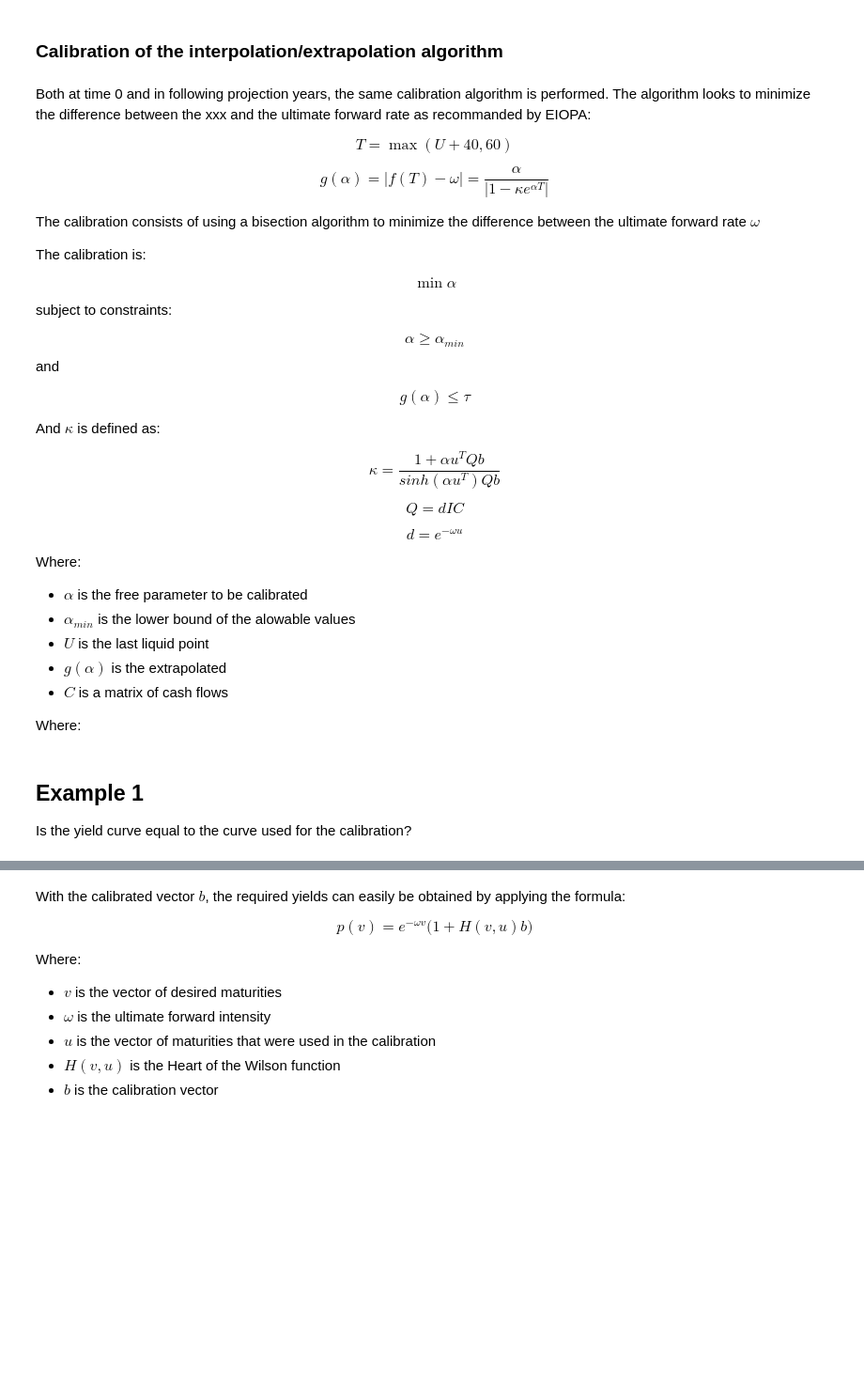
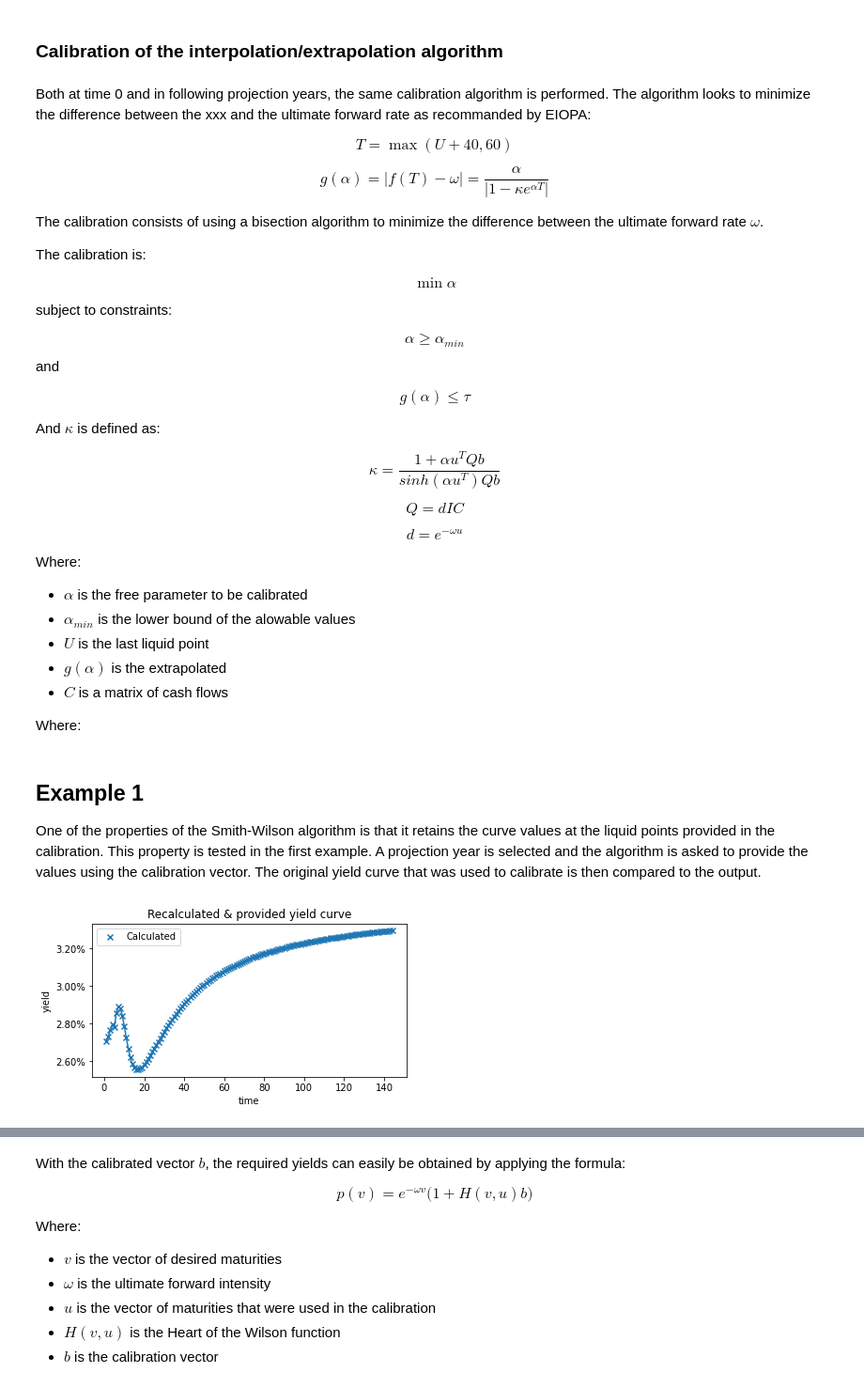
Before and after one commit to open-source-modelling/Open_Source_Economic_Model, a Jupyter notebook: Projection of the risk free curve and recalibration inside OSEM.ipynb, the cells around one changed output, grey strips where cells are left out. Shown at 94% size. Drawn from its saved outputs; the diff is of its cells as text; code cells hidden in the pictures; blank space fills up the shorter version.

Commit message:
Added an example + Graphs

```diff
--- a/Projection of the risk free curve and recalibration inside OSEM.ipynb
+++ b/Projection of the risk free curve and recalibration inside OSEM.ipynb
@@ -133,7 +133,7 @@ $$
 g(\alpha) = |f(T) - \omega| = \frac{\alpha}{|1-\kappa e^{\alpha T}|}
 $$
 
-The calibration consists of using a bisection algorithm to minimize the difference between the ultimate forward rate $\omega$
+The calibration consists of using a bisection algorithm to minimize the difference between the ultimate forward rate $\omega$.
 
 The calibration is:
 
@@ -183,20 +183,24 @@ curves.CalibrateProjected(n_years, 0.05, 0.5, 1000)
 # %% [markdown]
 ## Example 1
 
-Is the yield curve equal to the curve used for the calibration?
+One of the properties of the Smith-Wilson algorithm is that it retains the curve values at the liquid points provided in the calibration. This property is tested in the first example. A projection year is selected and the algorithm is asked to provide the values using the calibration vector. The original yield curve that was used to calibrate is then compared to the output.
 # %%
-#r_obs_est = curves.SWExtrapolate(m_obs, m_obs, curves.b[NameOfYear_3][:-(ProjYear)], curves.ufr, curves.alpha[NameOfYear_4][0])
+p_year = 6
+# %%
+interpolated_curve = curves.RetrieveRates(p_year, curves.m_obs["Maturities_year_"+str(p_year)].values[:-p_year], "Yield")
 # %%
-#fig, ax1 = plt.subplots(1, 1)
-#ax1.scatter(m_obs, r_obs, label="Calculated", marker="x")
-#ax1.plot(m_obs, r_obs_est)
-#ax1.set_ylabel("yield")
-#ax1.set_title('Recalculated & provided yield curve')
-#ax1.set_xlabel("time")
-#ax1.legend()
-#ax1.yaxis.set_major_formatter(mtick.PercentFormatter())
-#fig.set_figwidth(6)
-#fig.set_figheight(3)
-#plt.show()
+fig, ax1 = plt.subplots(1, 1)
+ax1.scatter(curves.m_obs["Maturities_year_"+str(p_year)].values[:-p_year], interpolated_curve*100, label="Calculated", marker="x")
+ax1.plot(curves.m_obs["Maturities_year_"+str(p_year)].values[:-p_year], curves.r_obs["Yield_year_"+str(p_year)].values[:-p_year]*100)
+ax1.set_ylabel("yield")
+ax1.set_title('Recalculated & provided yield curve')
+ax1.set_xlabel("time")
+ax1.legend()
+ax1.yaxis.set_major_formatter(mtick.PercentFormatter())
+fig.set_figwidth(6)
+fig.set_figheight(3)
+plt.show()
+# %% [output]
+[figure, added]
 # %% [markdown]
 ## Example 2
```
Also changed, not shown: parts of 9 cells of this notebook, 1 other file.
